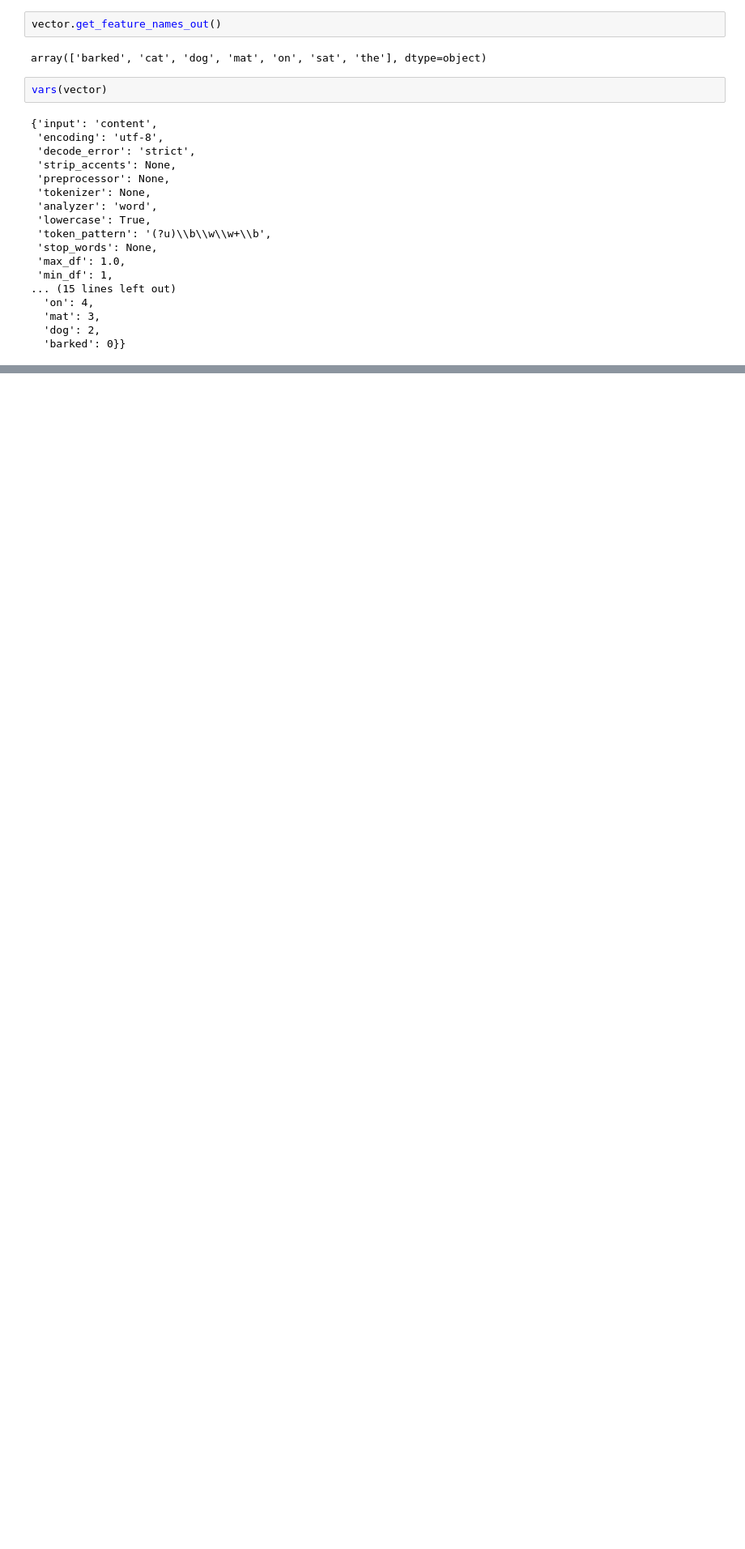
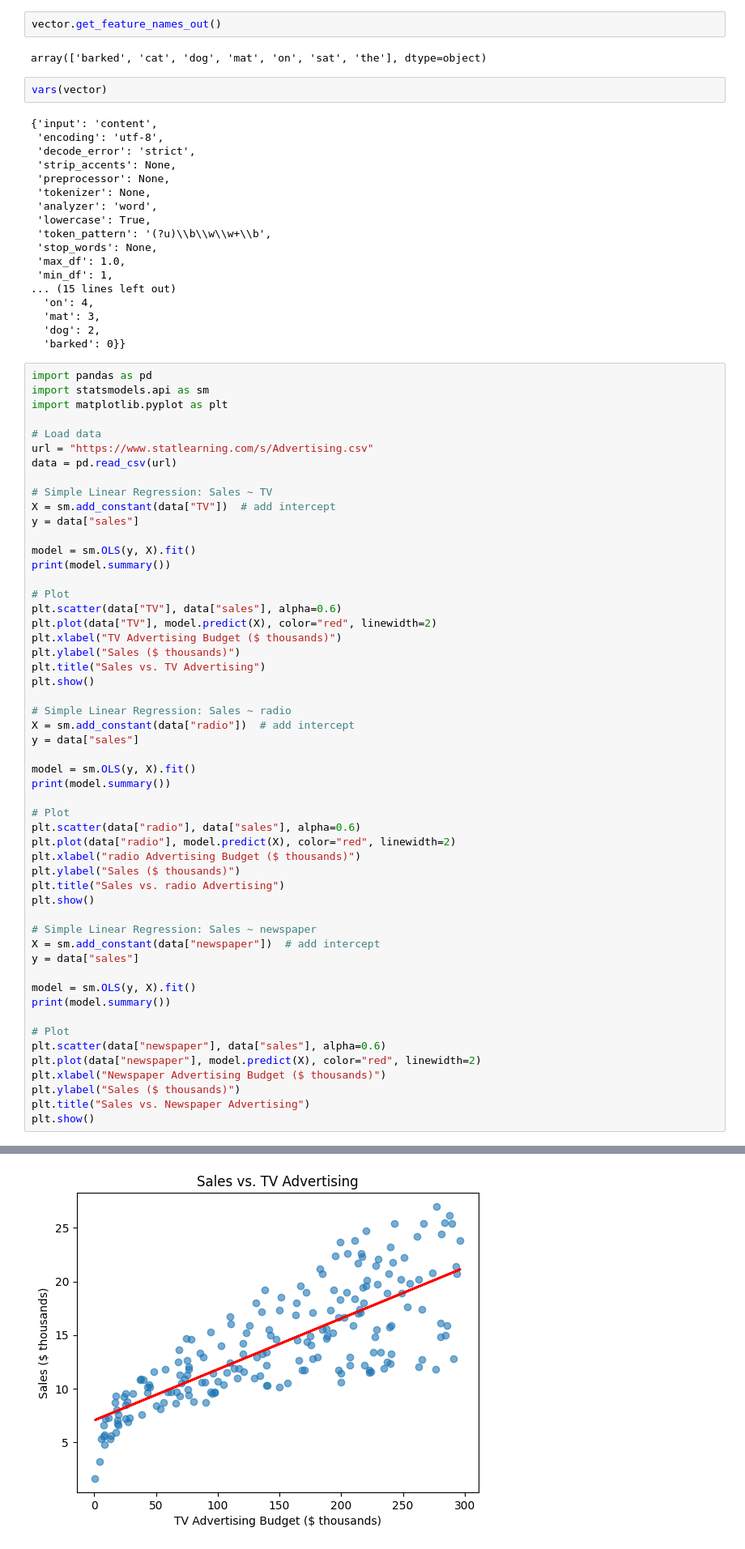
Before and after one commit to cringe-syco/ML, a Jupyter notebook: notebooks/runner.ipynb, the cells around one changed output, grey strips where cells are left out. Shown at 81% size. Drawn from its saved outputs; the diff is of its cells as text; blank space fills up the shorter version.

```diff
--- a/notebooks/runner.ipynb
+++ b/notebooks/runner.ipynb
@@ -284,3 +284,57 @@ vars(vector)
   'mat': 3,
   'dog': 2,
   'barked': 0}}
+# %%
+import pandas as pd
+import statsmodels.api as sm
+import matplotlib.pyplot as plt
+
+# Load data
+url = "https://www.statlearning.com/s/Advertising.csv"
+data = pd.read_csv(url)
+
+# Simple Linear Regression: Sales ~ TV
+X = sm.add_constant(data["TV"])  # add intercept
+y = data["sales"]
+
+model = sm.OLS(y, X).fit()
+print(model.summary())
+
+# Plot
+plt.scatter(data["TV"], data["sales"], alpha=0.6)
+plt.plot(data["TV"], model.predict(X), color="red", linewidth=2)
+plt.xlabel("TV Advertising Budget ($ thousands)")
+plt.ylabel("Sales ($ thousands)")
+plt.title("Sales vs. TV Advertising")
+plt.show()
+
+# Simple Linear Regression: Sales ~ radio
+X = sm.add_constant(data["radio"])  # add intercept
+y = data["sales"]
+
+model = sm.OLS(y, X).fit()
+print(model.summary())
+
+# Plot
+plt.scatter(data["radio"], data["sales"], alpha=0.6)
+plt.plot(data["radio"], model.predict(X), color="red", linewidth=2)
+plt.xlabel("radio Advertising Budget ($ thousands)")
+plt.ylabel("Sales ($ thousands)")
+plt.title("Sales vs. radio Advertising")
+plt.show()
+
+# Simple Linear Regression: Sales ~ newspaper
+X = sm.add_constant(data["newspaper"])  # add intercept
+y = data["sales"]
+
+model = sm.OLS(y, X).fit()
+print(model.summary())
+
+# Plot
+plt.scatter(data["newspaper"], data["sales"], alpha=0.6)
+plt.plot(data["newspaper"], model.predict(X), color="red", linewidth=2)
+plt.xlabel("Newspaper Advertising Budget ($ thousands)")
+plt.ylabel("Sales ($ thousands)")
+plt.title("Sales vs. Newspaper Advertising")
+plt.show()
+# %% [output]
@@ -286,0 +358 @@ vars(vector)
+[figure, added]
```
Also changed, not shown: parts of 2 cells of this notebook, 2 other files.
